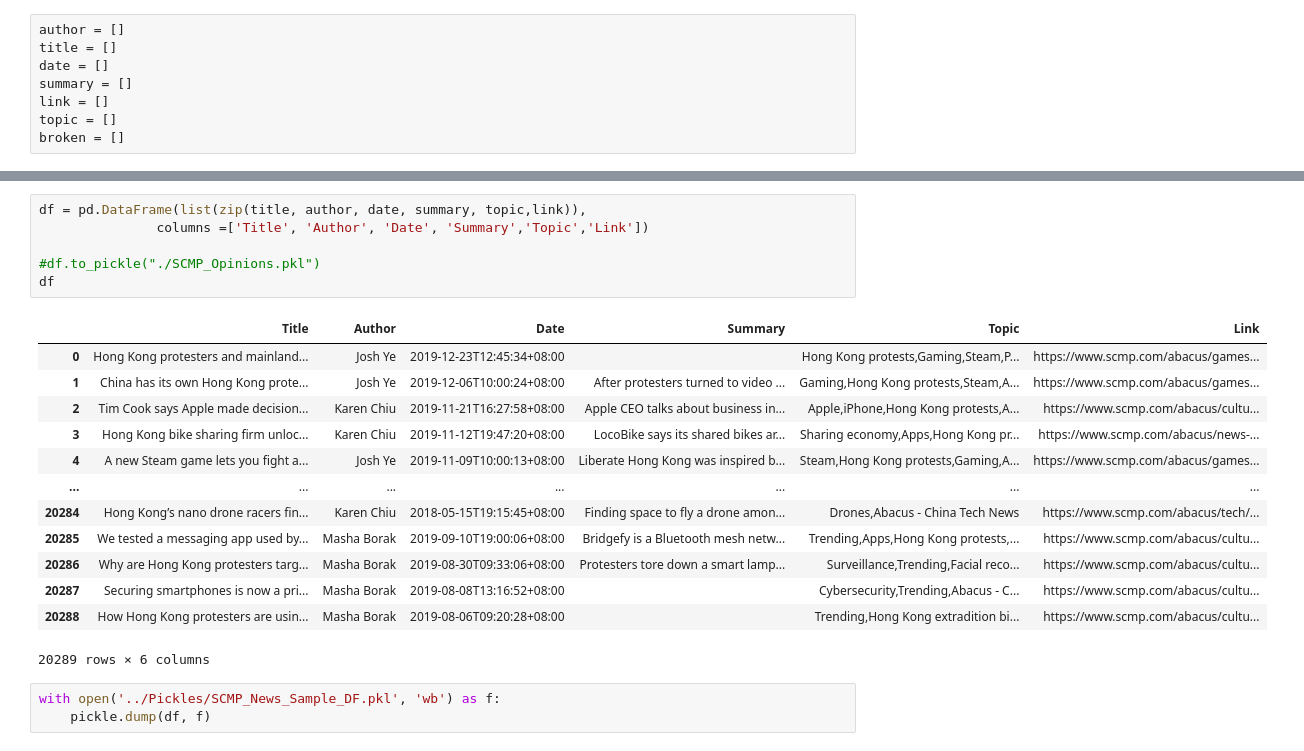
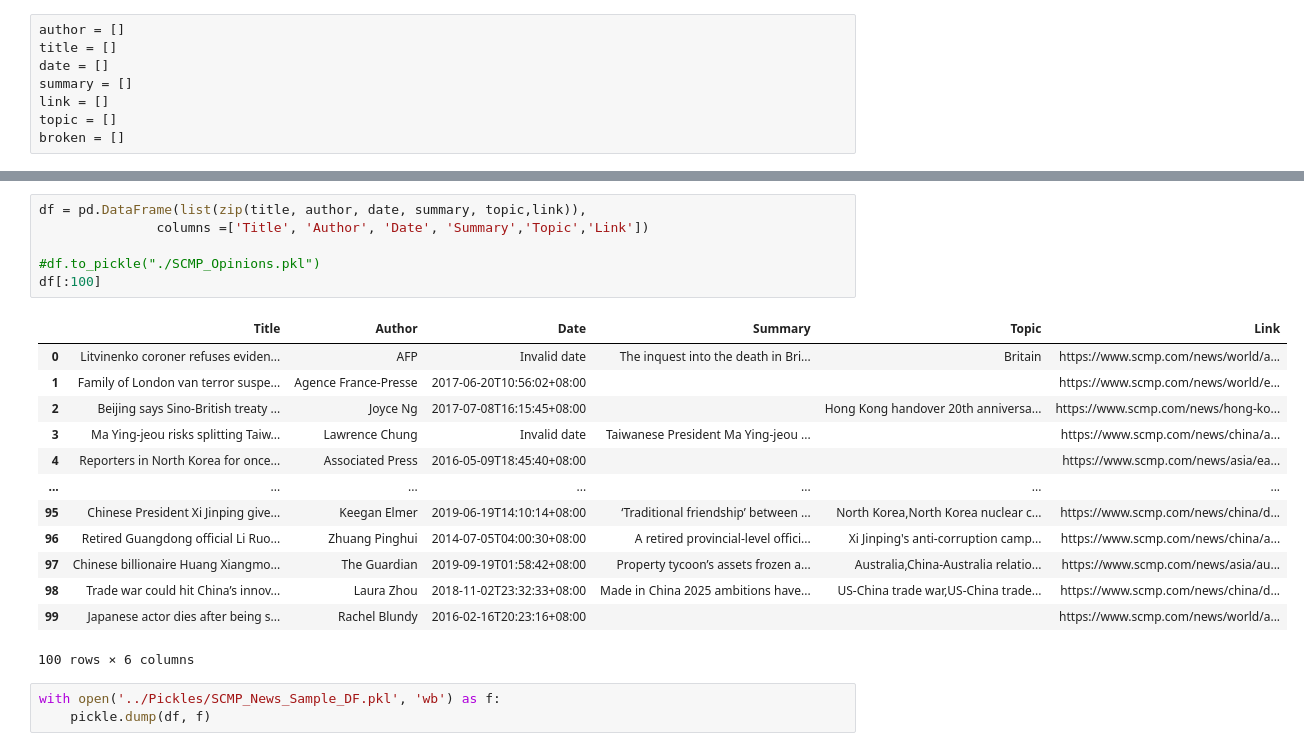
Before and after one commit to jasenlo123/Capstone_Jasen, a Jupyter notebook: SCMP/Notebooks/SCMP.ipynb, the cells around one changed output, grey strips where cells are left out. Drawn from its saved outputs; the diff is of its cells as text.

Commit message:
update SCMP data

```diff
--- a/SCMP/Notebooks/SCMP.ipynb
+++ b/SCMP/Notebooks/SCMP.ipynb
@@ -128,23 +142,23 @@ for i in tqdm(sample):
 # %%
 df = pd.DataFrame(list(zip(title, author, date, summary, topic,link)),
                columns =['Title', 'Author', 'Date', 'Summary','Topic','Link'])
 
 #df.to_pickle("./SCMP_Opinions.pkl")
-df
+df[:100]
 # %% [output]
 |  | Title | Author | Date | Summary | Topic | Link |
-| 0 | Hong Kong protesters and mainland... | Josh Ye | 2019-12-23T12:45:34+08:00 |  | Hong Kong protests,Gaming,Steam,P... | https://www.scmp.com/abacus/games... |
-| 1 | China has its own Hong Kong prote... | Josh Ye | 2019-12-06T10:00:24+08:00 | After protesters turned to video ... | Gaming,Hong Kong protests,Steam,A... | https://www.scmp.com/abacus/games... |
-| 2 | Tim Cook says Apple made decision... | Karen Chiu | 2019-11-21T16:27:58+08:00 | Apple CEO talks about business in... | Apple,iPhone,Hong Kong protests,A... | https://www.scmp.com/abacus/cultu... |
-| 3 | Hong Kong bike sharing firm unloc... | Karen Chiu | 2019-11-12T19:47:20+08:00 | LocoBike says its shared bikes ar... | Sharing economy,Apps,Hong Kong pr... | https://www.scmp.com/abacus/news-... |
-| 4 | A new Steam game lets you fight a... | Josh Ye | 2019-11-09T10:00:13+08:00 | Liberate Hong Kong was inspired b... | Steam,Hong Kong protests,Gaming,A... | https://www.scmp.com/abacus/games... |
+| 0 | Litvinenko coroner refuses eviden... | AFP | Invalid date | The inquest into the death in Bri... | Britain | https://www.scmp.com/news/world/a... |
+| 1 | Family of London van terror suspe... | Agence France-Presse | 2017-06-20T10:56:02+08:00 |  |  | https://www.scmp.com/news/world/e... |
+| 2 | Beijing says Sino-British treaty ... | Joyce Ng | 2017-07-08T16:15:45+08:00 |  | Hong Kong handover 20th anniversa... | https://www.scmp.com/news/hong-ko... |
+| 3 | Ma Ying-jeou risks splitting Taiw... | Lawrence Chung | Invalid date | Taiwanese President Ma Ying-jeou ... |  | https://www.scmp.com/news/china/a... |
+| 4 | Reporters in North Korea for once... | Associated Press | 2016-05-09T18:45:40+08:00 |  |  | https://www.scmp.com/news/asia/ea... |
 | ... | ... | ... | ... | ... | ... | ... |
-| 20284 | Hong Kong’s nano drone racers fin... | Karen Chiu | 2018-05-15T19:15:45+08:00 | Finding space to fly a drone amon... | Drones,Abacus - China Tech News | https://www.scmp.com/abacus/tech/... |
-| 20285 | We tested a messaging app used by... | Masha Borak | 2019-09-10T19:00:06+08:00 | Bridgefy is a Bluetooth mesh netw... | Trending,Apps,Hong Kong protests,... | https://www.scmp.com/abacus/cultu... |
-| 20286 | Why are Hong Kong protesters targ... | Masha Borak | 2019-08-30T09:33:06+08:00 | Protesters tore down a smart lamp... | Surveillance,Trending,Facial reco... | https://www.scmp.com/abacus/cultu... |
-| 20287 | Securing smartphones is now a pri... | Masha Borak | 2019-08-08T13:16:52+08:00 |  | Cybersecurity,Trending,Abacus - C... | https://www.scmp.com/abacus/cultu... |
-| 20288 | How Hong Kong protesters are usin... | Masha Borak | 2019-08-06T09:20:28+08:00 |  | Trending,Hong Kong extradition bi... | https://www.scmp.com/abacus/cultu... |
+| 95 | Chinese President Xi Jinping give... | Keegan Elmer | 2019-06-19T14:10:14+08:00 | ‘Traditional friendship’ between ... | North Korea,North Korea nuclear c... | https://www.scmp.com/news/china/d... |
+| 96 | Retired Guangdong official Li Ruo... | Zhuang Pinghui | 2014-07-05T04:00:30+08:00 | A retired provincial-level offici... | Xi Jinping's anti-corruption camp... | https://www.scmp.com/news/china/a... |
+| 97 | Chinese billionaire Huang Xiangmo... | The Guardian | 2019-09-19T01:58:42+08:00 | Property tycoon’s assets frozen a... | Australia,China-Australia relatio... | https://www.scmp.com/news/asia/au... |
+| 98 | Trade war could hit China’s innov... | Laura Zhou | 2018-11-02T23:32:33+08:00 | Made in China 2025 ambitions have... | US-China trade war,US-China trade... | https://www.scmp.com/news/china/d... |
+| 99 | Japanese actor dies after being s... | Rachel Blundy | 2016-02-16T20:23:16+08:00 |  |  | https://www.scmp.com/news/world/a... |
-20289 rows × 6 columns
+100 rows × 6 columns
 # %%
 with open('../Pickles/SCMP_News_Sample_DF.pkl', 'wb') as f:
     pickle.dump(df, f)
```
Also changed, not shown: parts of 1 cell of this notebook, 4 other files.
